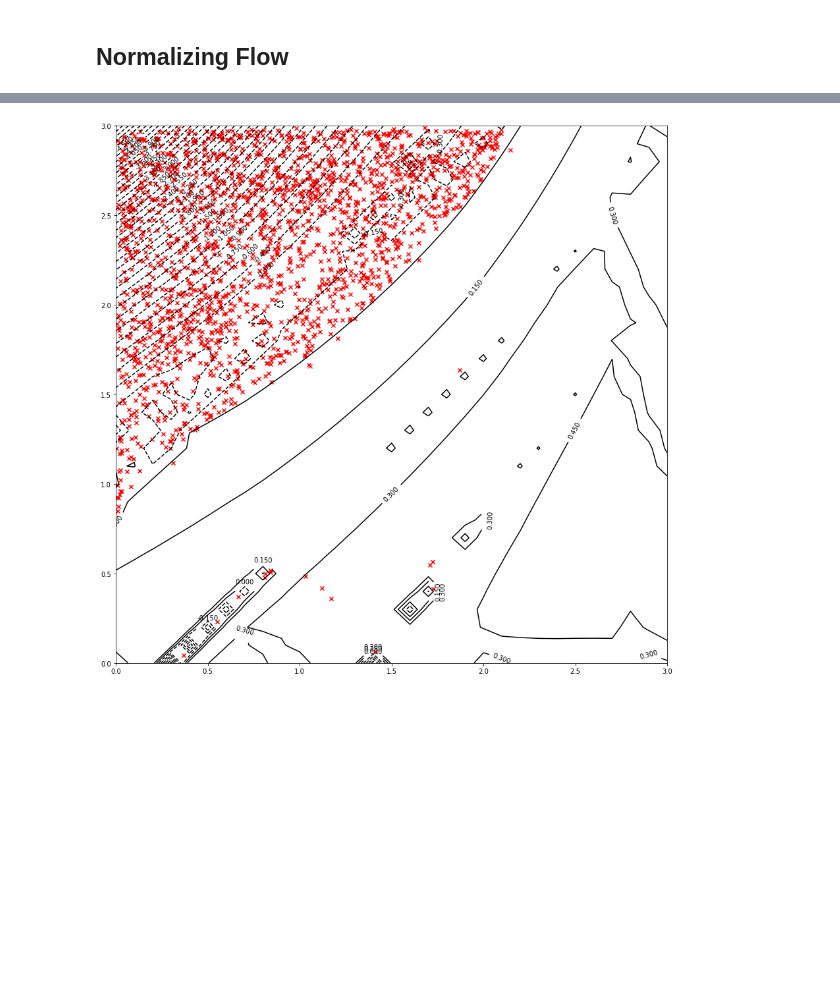
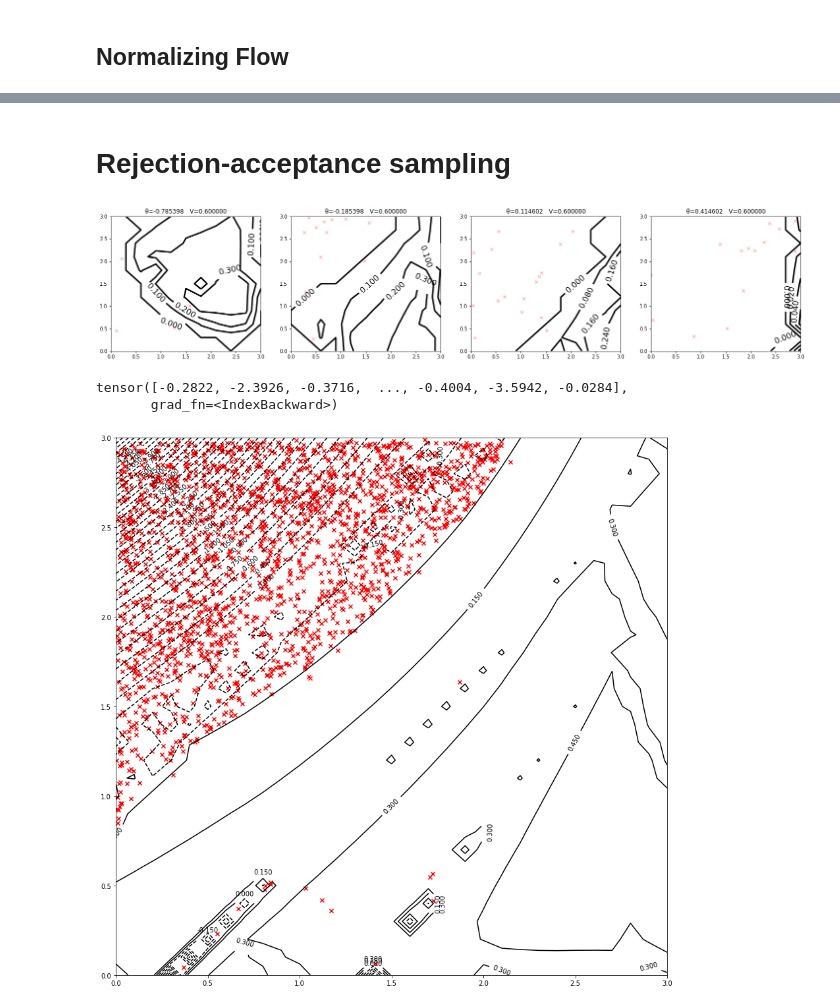
Before and after one commit to StanfordASL/stlcg_ctrl_syn, a Jupyter notebook: ctrl_syn/Cross Entropy Method.ipynb, the cells around one changed output, grey strips where cells are left out. Saved outputs shown, nothing was run; the diff lists cells and outputs as text; code cells hidden in the pictures; blank space fills up the shorter version.

```diff
--- a/ctrl_syn/Cross Entropy Method.ipynb
+++ b/ctrl_syn/Cross Entropy Method.ipynb
@@ -259,3 +249,32 @@ for (i, thi) in enumerate(th):
+# %% [markdown]
+# Rejection-acceptance sampling
+# %%
+n = 10**4
+x0_ = initial_conditions(n, lower, upper)
+x0 = model0.standardize_x(x0_)
+x_future, u_future = model0.propagate_n(40, x0)
+complete_traj = model0.join_partial_future_signal(x0, x_future)
+rho = model0.STL_robustness(complete_traj, formula, formula_input_func, scale=-1).squeeze()
+
+sample_dist = x0_[rho <= 0]
+N = 3
+plt.figure(figsize=(25, 5))
+v=2
+ep = 0.05
+for (i, thi) in enumerate(th):
+    plt.subplot(1,4,i+1)
+    CS = plt.contour(X[:,:,thi,v], Y[:,:,thi,v], Z.relu().view(X.shape)[:,:,thi,v].detach().numpy(), N, linewidths=3, colors="black")
+    plt.clabel(CS, inline=True, fontsize=16)
+    slice_dist = get_slice(get_slice(sample_dist, 2, th_list[thi], ep=ep), 3, v_list[v], ep=ep)
+    plot_data(slice_dist[:,0,:2], color="red", alpha=0.3)
+    plt.title("θ={:01f}   V={:01f}".format(th_list[thi], v_list[v]))
+# %% [output]
+[figure, added]
+# %%
+rho[rho <=0]
+# %% [output]
+tensor([-0.2822, -2.3926, -0.3716,  ..., -0.4004, -3.5942, -0.0284],
+       grad_fn=<IndexBackward>)
 # %%
 ?plt.contour
 # %%
```
Also changed, not shown: parts of 8 cells of this notebook, 5 other files.
